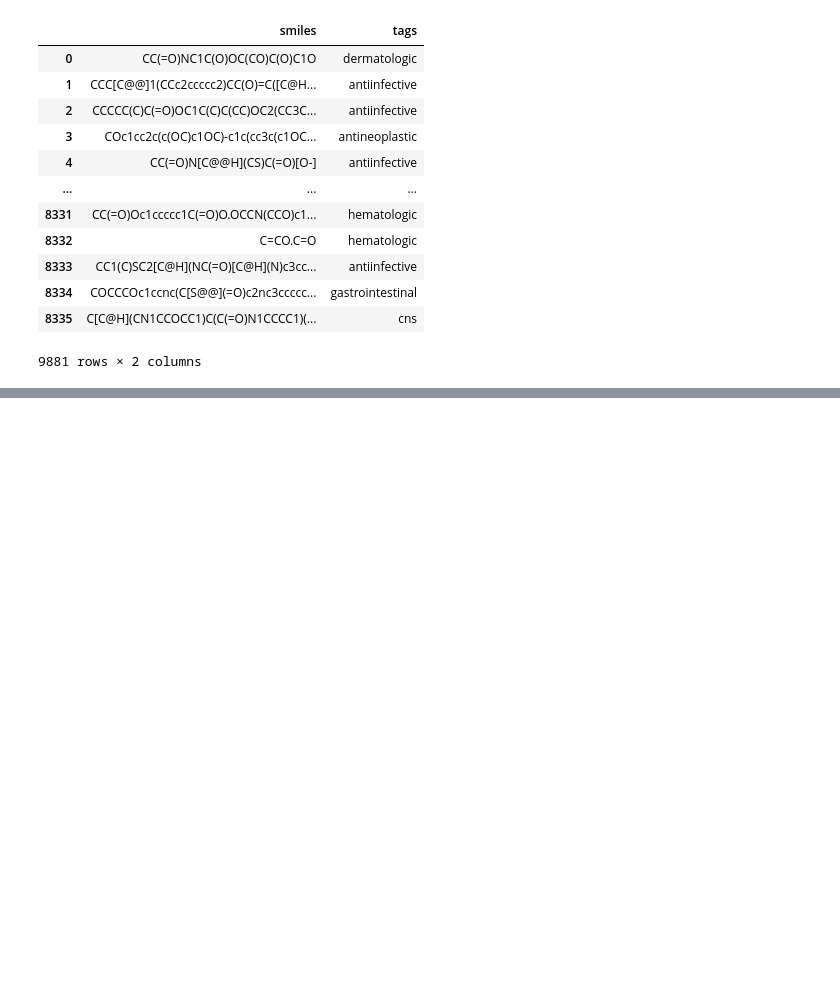
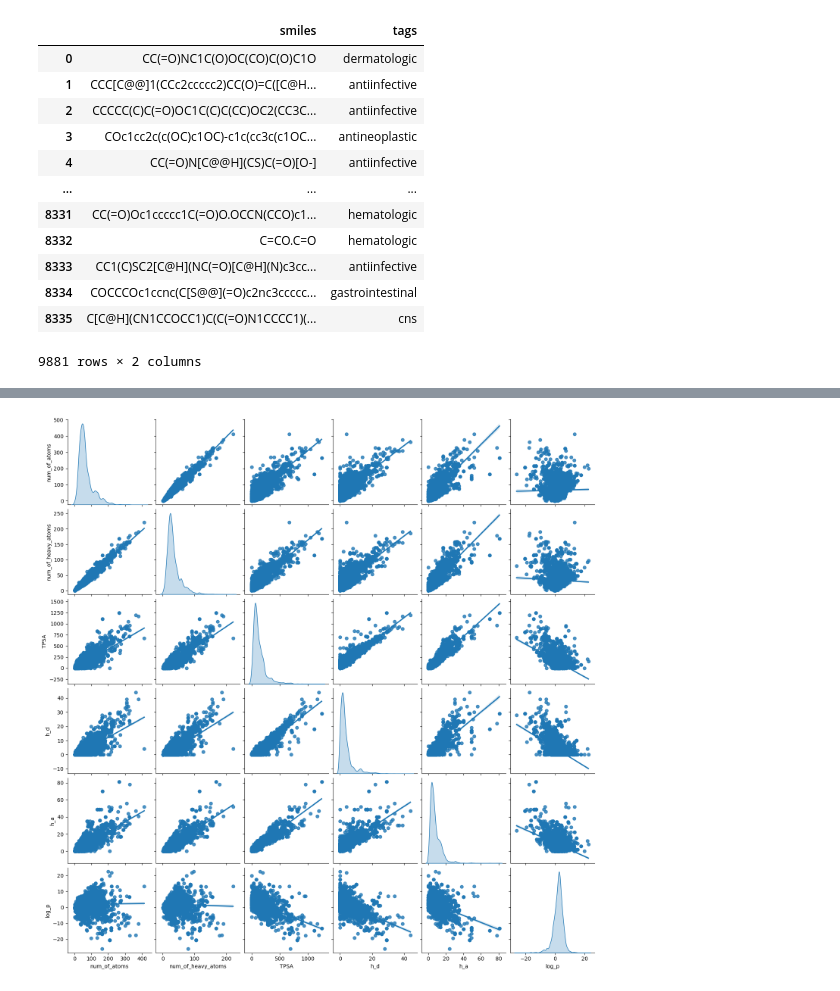
Before and after one commit to fkkarpinski/licencjat_git, a Jupyter notebook: notebook.ipynb, the cells around one changed output, grey strips where cells are left out. Cells and saved outputs as stored; diff of their text form; code cells hidden in the pictures; blank space fills up the shorter version.

```diff
--- a/notebook.ipynb
+++ b/notebook.ipynb
@@ -142,0 +114,5 @@ Passing `palette` without assigning `hue` is deprecated and will be removed in v
+# %%
+sns.pairplot(data[["num_of_atoms", "num_of_heavy_atoms", "TPSA", "h_d", "h_a", "log_p"]], diag_kind="kde", kind="reg")
+plt.show()
+# %% [output]
+[figure, added]
```
Also changed, not shown: parts of 15 cells of this notebook, 1 other file.
